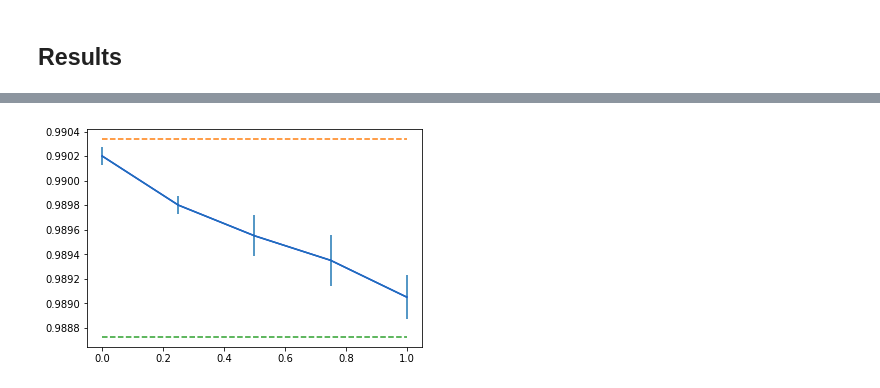
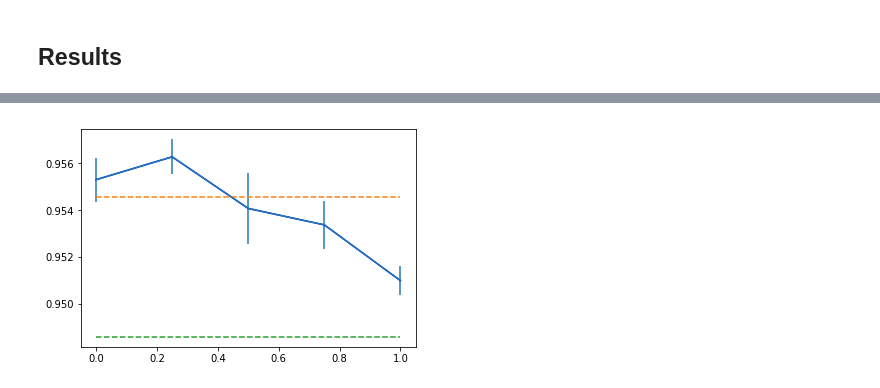
Before and after one commit to agongt408/vbranch, a Jupyter notebook: results-toy.ipynb, the cells around one changed output, grey strips where cells are left out. Saved outputs shown, nothing was run; the diff lists cells and outputs as text; code cells hidden in the pictures.

```diff
--- a/results-toy.ipynb
+++ b/results-toy.ipynb
@@ -146,7 +153,7 @@ def plot_versus(num_classes, branches, samples_per_class=100):
              label='ensemble', linestyle='--')
     plt.plot(shared_frac, [baseline_acc]*len(shared_frac),
              label='baseline', linestyle='--')
-# %%
-plot_versus(100, 6, samples_per_class=100)
-# %% [output]
-[figure, removed]
+# %%
+plot_versus(0.2, 3, samples_per_class=32)
+# %% [output]
+[figure, added]
```
Also changed, not shown: parts of 7 cells of this notebook, 2 other files.
